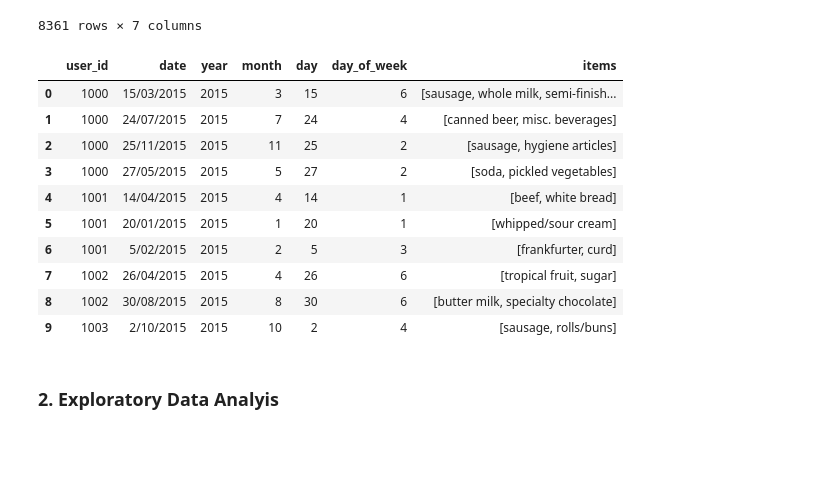
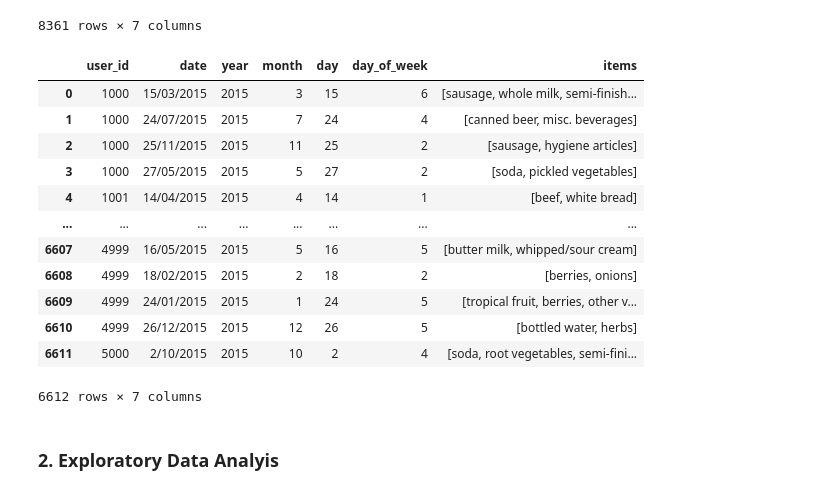
Before and after one commit to rizalhamdana/mbd_7306_assignment_3, a Jupyter notebook: collaborative_filtering/notebooks/MBD_2025_Tri1_assignment3a_a1939989_rizal_hamdan_arigusti_version_01.ipynb, the cells around one changed output. Cells and saved outputs as stored; diff of their text form; code cells hidden in the pictures; blank space fills up the shorter version.

```diff
--- a/collaborative_filtering/notebooks/MBD_2025_Tri1_assignment3a_a1939989_rizal_hamdan_arigusti_version_01.ipynb
+++ b/collaborative_filtering/notebooks/MBD_2025_Tri1_assignment3a_a1939989_rizal_hamdan_arigusti_version_01.ipynb
@@ -11,8 +11,8 @@ import seaborn as sns
 # %% [markdown]
 ### 1. Load Dataset
 # %%
-train_set = pd.read_csv("Groceries data train.csv")
-test_set = pd.read_csv("Groceries data test.csv")
+train_set = pd.read_csv("../../data/Groceries data train.csv")
+test_set = pd.read_csv("../../data/Groceries data test.csv")
 
 train_set = train_set.rename(columns={"User_id": "user_id", "Date": "date","itemDescription": "item_description"})
 test_set = test_set.rename(columns={"User_id": "user_id", "Date": "date","itemDescription": "item_description"})
@@ -64,21 +64,23 @@ grouped_transaction_train_set
 # %%
 grouped_transaction_test_set = test_set.groupby(['user_id', 'date', "year", "month", "day", "day_of_week"]).agg({
     'item_description': list
 }).reset_index()
 grouped_transaction_test_set = grouped_transaction_test_set.rename(columns={"item_description": "items"})
-grouped_transaction_test_set.head(10)
+grouped_transaction_test_set
 # %% [output]
 |  | user_id | date | year | month | day | day_of_week | items |
 | 0 | 1000 | 15/03/2015 | 2015 | 3 | 15 | 6 | [sausage, whole milk, semi-finish... |
 | 1 | 1000 | 24/07/2015 | 2015 | 7 | 24 | 4 | [canned beer, misc. beverages] |
 | 2 | 1000 | 25/11/2015 | 2015 | 11 | 25 | 2 | [sausage, hygiene articles] |
 | 3 | 1000 | 27/05/2015 | 2015 | 5 | 27 | 2 | [soda, pickled vegetables] |
 | 4 | 1001 | 14/04/2015 | 2015 | 4 | 14 | 1 | [beef, white bread] |
-| 5 | 1001 | 20/01/2015 | 2015 | 1 | 20 | 1 | [whipped/sour cream] |
-| 6 | 1001 | 5/02/2015 | 2015 | 2 | 5 | 3 | [frankfurter, curd] |
-| 7 | 1002 | 26/04/2015 | 2015 | 4 | 26 | 6 | [tropical fruit, sugar] |
-| 8 | 1002 | 30/08/2015 | 2015 | 8 | 30 | 6 | [butter milk, specialty chocolate] |
-| 9 | 1003 | 2/10/2015 | 2015 | 10 | 2 | 4 | [sausage, rolls/buns] |
+| ... | ... | ... | ... | ... | ... | ... | ... |
+| 6607 | 4999 | 16/05/2015 | 2015 | 5 | 16 | 5 | [butter milk, whipped/sour cream] |
+| 6608 | 4999 | 18/02/2015 | 2015 | 2 | 18 | 2 | [berries, onions] |
+| 6609 | 4999 | 24/01/2015 | 2015 | 1 | 24 | 5 | [tropical fruit, berries, other v... |
+| 6610 | 4999 | 26/12/2015 | 2015 | 12 | 26 | 5 | [bottled water, herbs] |
+| 6611 | 5000 | 2/10/2015 | 2015 | 10 | 2 | 4 | [soda, root vegetables, semi-fini... |
+6612 rows × 7 columns
 # %% [markdown]
 ### 2. Exploratory Data Analyis
 # %% [markdown]
```
Also changed, not shown: parts of 1 cell of this notebook.
